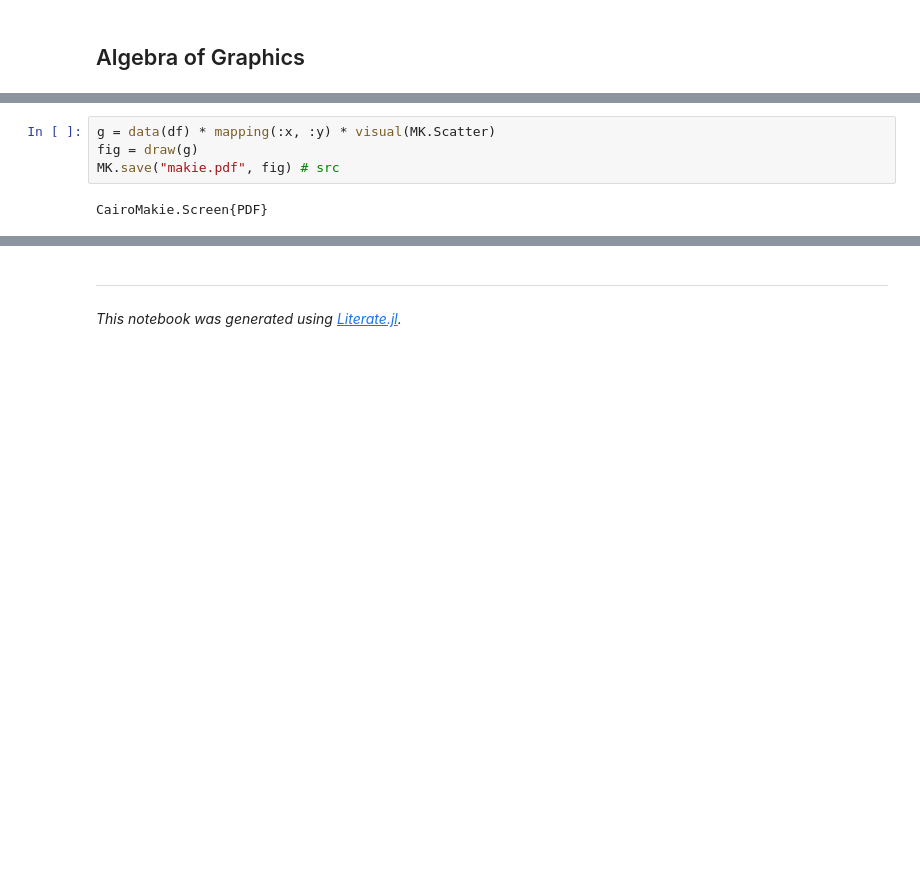
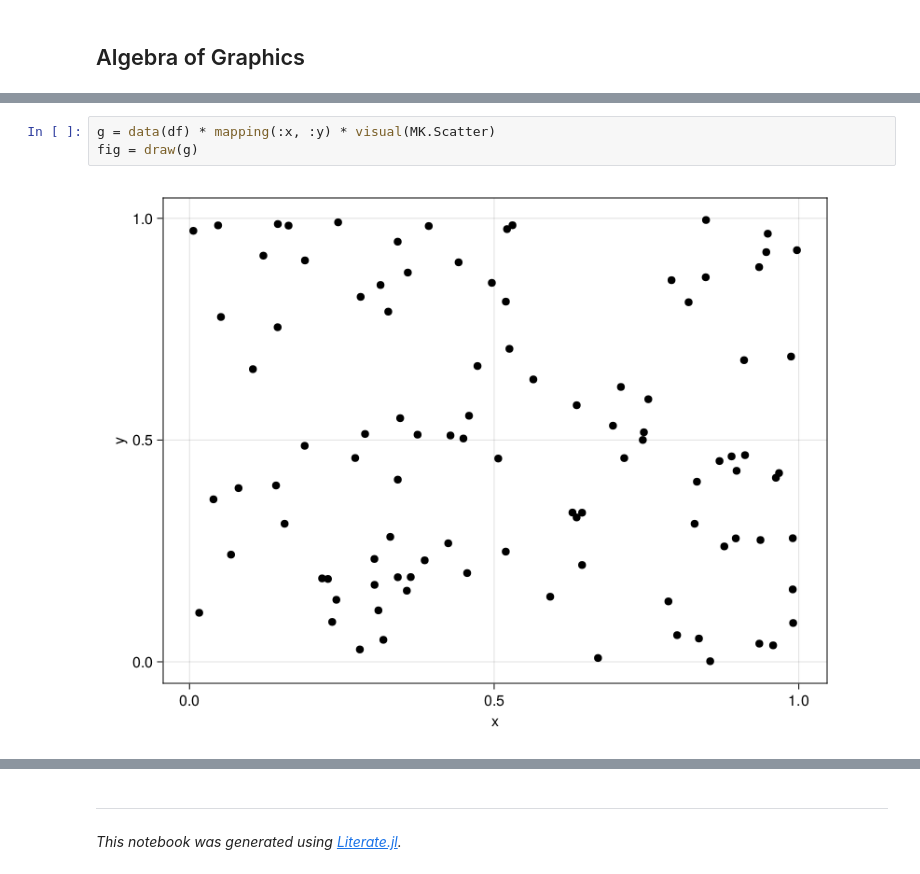
Before and after one commit to ErickChacon/julia-tutorial, a Jupyter notebook: notebooks/30-makie.ipynb, the cells around one changed output, grey strips where cells are left out. Saved outputs shown, nothing was run; the diff lists cells and outputs as text; blank space fills up the shorter version.

```diff
--- a/notebooks/30-makie.ipynb
+++ b/notebooks/30-makie.ipynb
@@ -84,9 +70,8 @@ df.group = rand(string.(1:4), 100)
 # %%
 g = data(df) * mapping(:x, :y) * visual(MK.Scatter)
 fig = draw(g)
-MK.save("makie.pdf", fig) # src
 # %% [output]
-CairoMakie.Screen{PDF}
+[figure, added]
 # %%
 g = data(df) * mapping(:x, :y) * visual(MK.Lines, color = :red)
 fig = draw(g)
```
Also changed, not shown: parts of 9 cells of this notebook, 11 other files.
